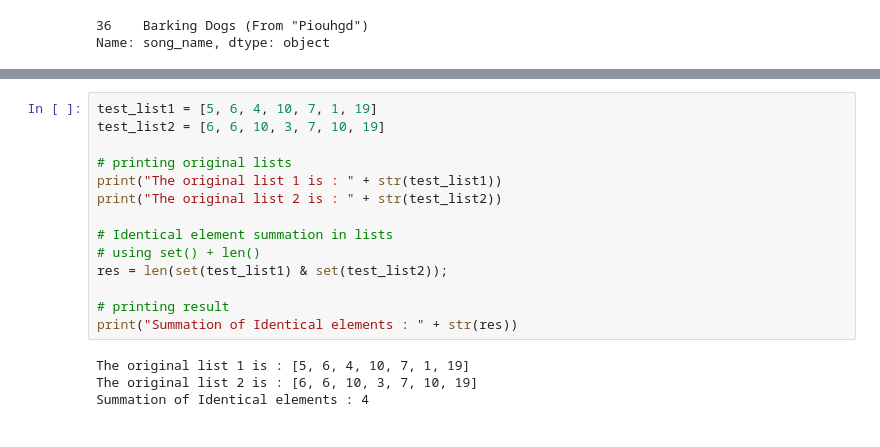
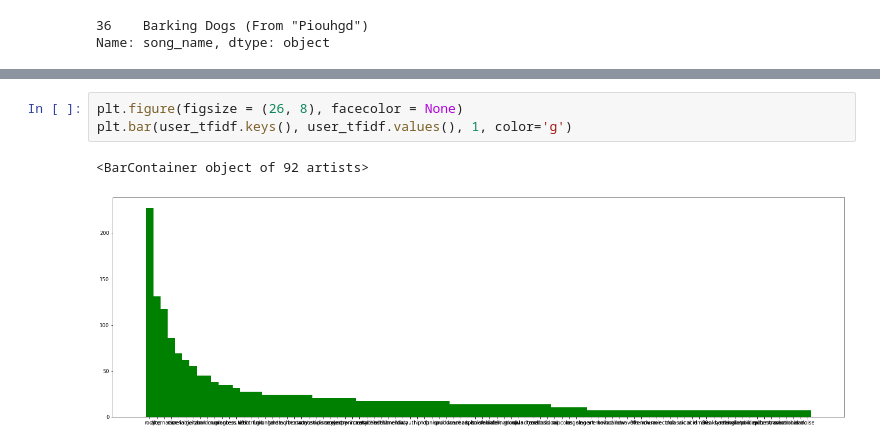
Before and after one commit to matijasipek/comp_tools, a Jupyter notebook: apriori - exercises based.ipynb, the cells around one changed output, grey strips where cells are left out. Cells and saved outputs as stored; diff of their text form.

Commit message:
cleaned apriori tfidf

```diff
--- a/apriori - exercises based.ipynb
+++ b/apriori - exercises based.ipynb
@@ -545,18 +496,6 @@ df
-# %%
-test_list1 = [5, 6, 4, 10, 7, 1, 19]
-test_list2 = [6, 6, 10, 3, 7, 10, 19]
-
-# printing original lists
-print("The original list 1 is : " + str(test_list1))
-print("The original list 2 is : " + str(test_list2))
-
-# Identical element summation in lists
-# using set() + len()
-res = len(set(test_list1) & set(test_list2));
-
-# printing result
-print("Summation of Identical elements : " + str(res))
-# %% [output]
-The original list 1 is : [5, 6, 4, 10, 7, 1, 19]
-The original list 2 is : [6, 6, 10, 3, 7, 10, 19]
-Summation of Identical elements : 4
+# %%
+plt.figure(figsize = (26, 8), facecolor = None)
+plt.bar(user_tfidf.keys(), user_tfidf.values(), 1, color='g')
+# %% [output]
+<BarContainer object of 92 artists>
+[figure, added]
```
Also changed, not shown: parts of 38 cells of this notebook.
